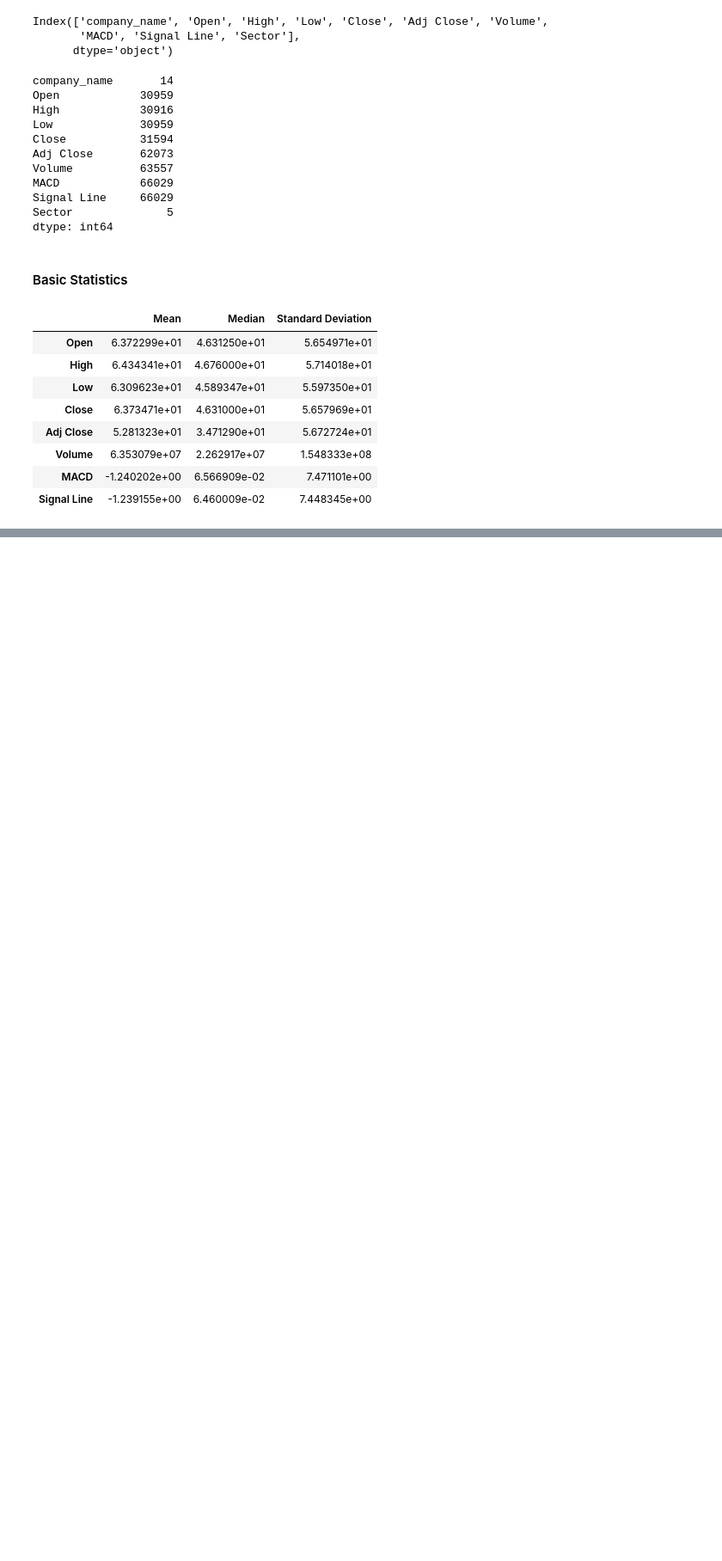
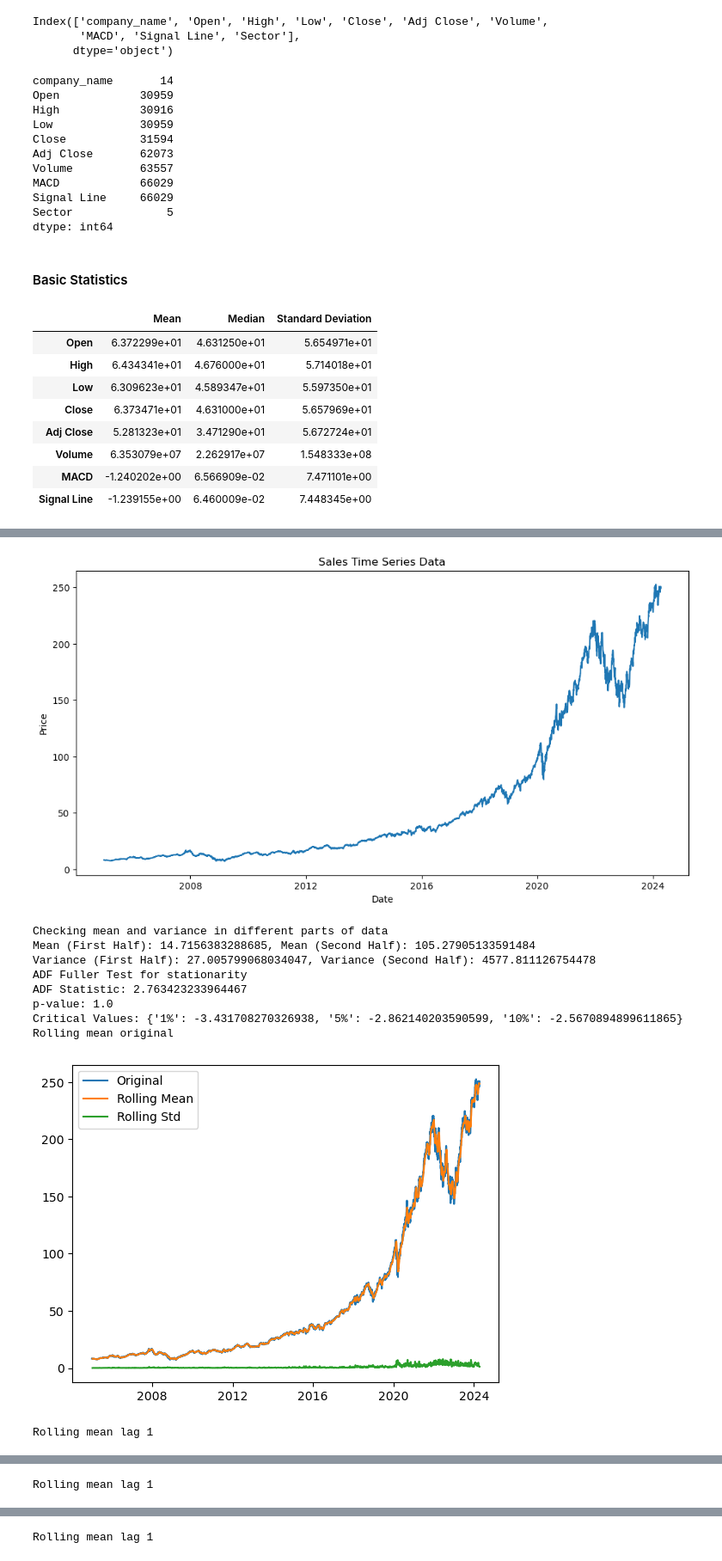
Before and after one commit to manasmaskar/Yfin_dataWrangling, a Jupyter notebook: MLAnalysis.ipynb, the cells around one changed output, grey strips where cells are left out. Shown at 86% size. Drawn from its saved outputs; the diff is of its cells as text; code cells hidden in the pictures; blank space fills up the shorter version.

Commit message:
Adds Sarima for sector wise analysis

```diff
--- a/MLAnalysis.ipynb
+++ b/MLAnalysis.ipynb
@@ -187,0 +233,5 @@ None inf
+# %%
+grouped_df = df.groupby(['Sector', 'Date']).agg({'Adj Close': 'mean'}).reset_index()
+# %%
+grouped_df.set_index('Date', inplace=True)
+grouped_df.head()
@@ -187,0 +250,15 @@ None inf
+# %%
+tech_df = grouped_df[grouped_df["Sector"] == "Technology"]
+arima_model_preprocess(tech_df, "Adj Close")
+# %% [output]
+[figure, added]
+Checking mean and variance in different parts of data
+Mean (First Half): 14.7156383288685, Mean (Second Half): 105.27905133591484
+Variance (First Half): 27.005799068034047, Variance (Second Half): 4577.811126754478
+ADF Fuller Test for stationarity
+ADF Statistic: 2.763423233964467
+p-value: 1.0
+Critical Values: {'1%': -3.431708270326938, '5%': -2.862140203590599, '10%': -2.5670894899611865}
+Rolling mean original
+[figure, added]
+Rolling mean lag 1
@@ -187,0 +266 @@ None inf
+Rolling mean lag 1
@@ -187,0 +268 @@ None inf
+Rolling mean lag 1
```
Also changed, not shown: parts of 25 cells of this notebook.
